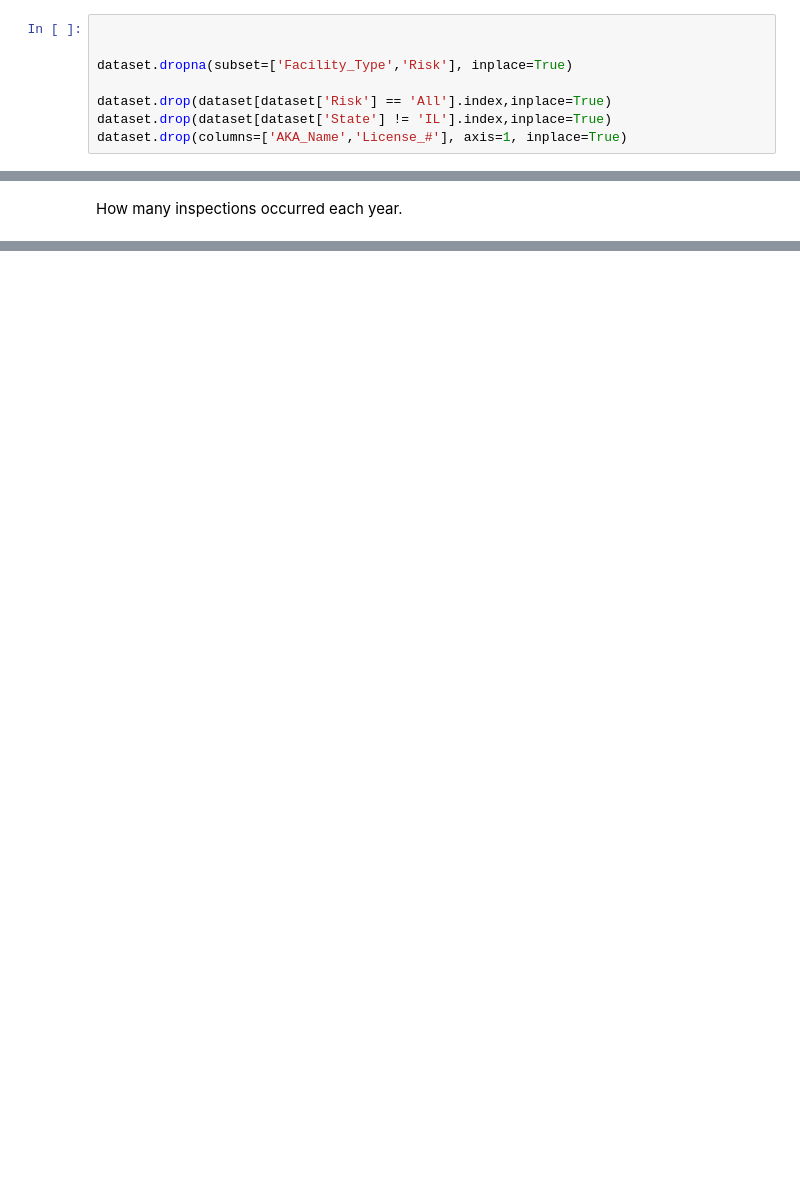
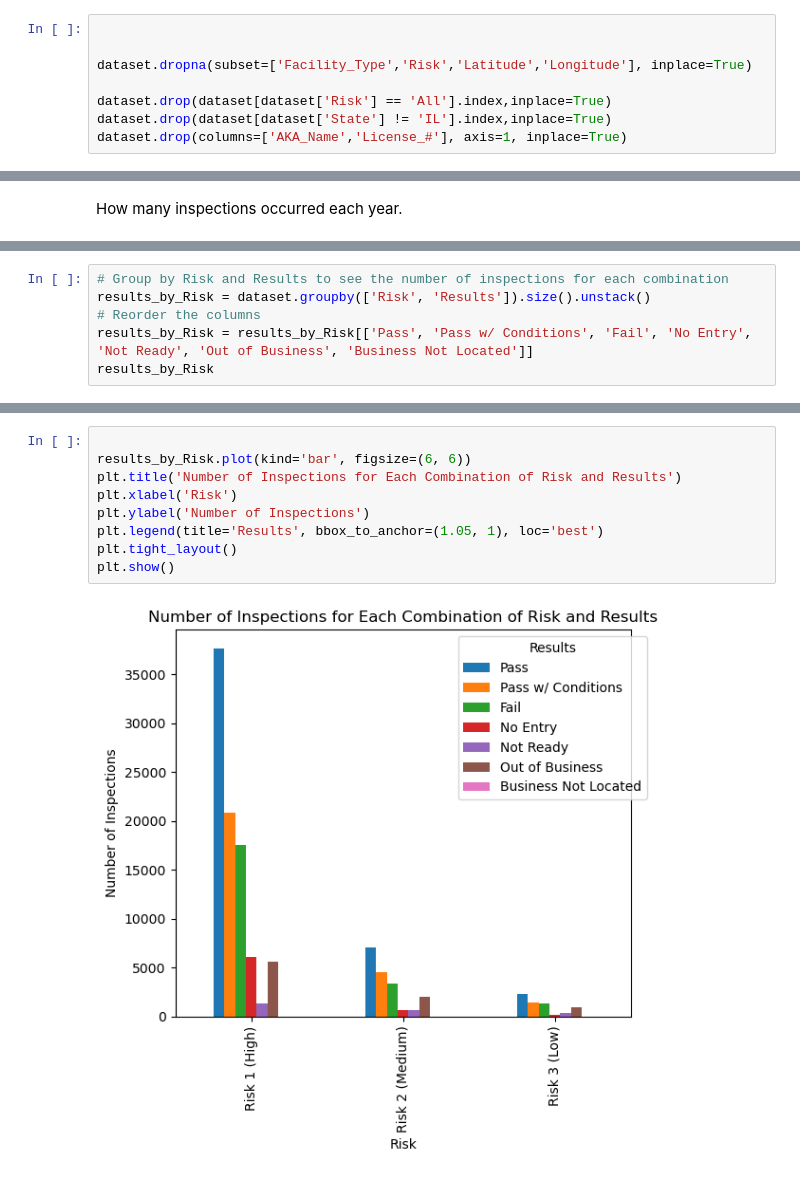
Before and after one commit to suhail-ak/data_science_py, a Jupyter notebook: DataScience_Project.ipynb, the cells around one changed output, grey strips where cells are left out. Cells and saved outputs as stored; diff of their text form; blank space fills up the shorter version.

```diff
--- a/DataScience_Project.ipynb
+++ b/DataScience_Project.ipynb
@@ -78,7 +77,7 @@ dtype: int64
 # %%
 
 
-dataset.dropna(subset=['Facility_Type','Risk'], inplace=True)
+dataset.dropna(subset=['Facility_Type','Risk','Latitude','Longitude'], inplace=True)
 
 dataset.drop(dataset[dataset['Risk'] == 'All'].index,inplace=True)
 dataset.drop(dataset[dataset['State'] != 'IL'].index,inplace=True)
@@ -218,0 +207,6 @@ results_by_state
+# %%
+# Group by Risk and Results to see the number of inspections for each combination
+results_by_Risk = dataset.groupby(['Risk', 'Results']).size().unstack()
+# Reorder the columns
+results_by_Risk = results_by_Risk[['Pass', 'Pass w/ Conditions', 'Fail', 'No Entry', 'Not Ready', 'Out of Business', 'Business Not Located']]
+results_by_Risk
@@ -219,2 +219,13 @@ results_by_state
+# %%
+
+results_by_Risk.plot(kind='bar', figsize=(6, 6))
+plt.title('Number of Inspections for Each Combination of Risk and Results')
+plt.xlabel('Risk')
+plt.ylabel('Number of Inspections')
+plt.legend(title='Results', bbox_to_anchor=(1.05, 1), loc='best')
+plt.tight_layout()
+plt.show()
+# %% [output]
+[figure, added]
 # %%
 Result_value_counts = dataset['Results'].value_counts()
```
Also changed, not shown: parts of 10 cells of this notebook, 1 other file.
